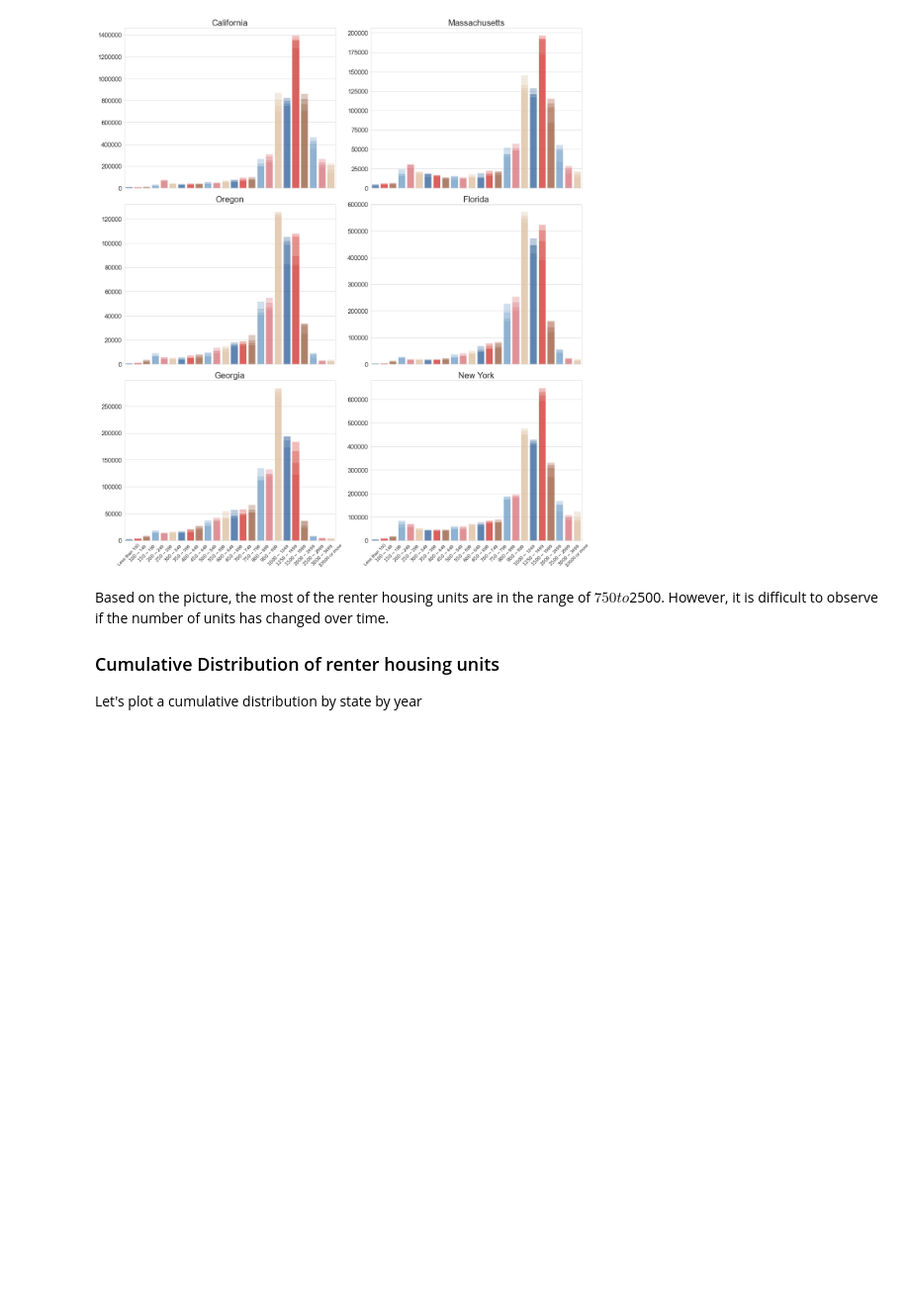
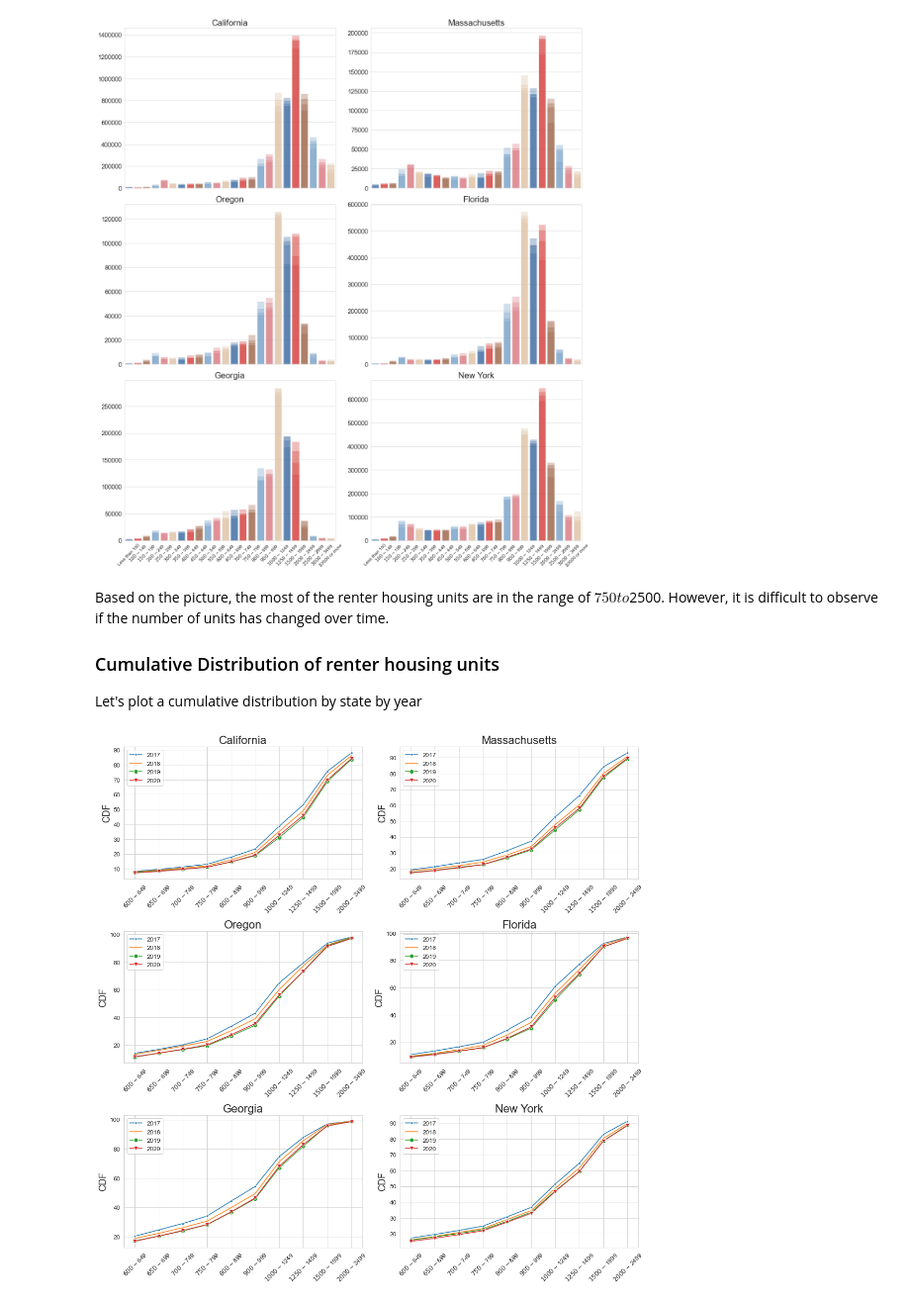
Before and after one commit to aliglara/capstone-c1-DA, a Jupyter notebook: codes/EDA_homeless_pop.ipynb, the cells around one changed output. Shown at 99% size. Cells and saved outputs as stored; diff of their text form; code cells hidden in the pictures; blank space fills up the shorter version.

```diff
--- a/codes/EDA_homeless_pop.ipynb
+++ b/codes/EDA_homeless_pop.ipynb
@@ -1185,3 +1185,26 @@ df1 = gross_rent_cum_df.iloc[:,2:].apply(lambda x: x/x.sum()*100, axis=1)
 
 # Calculation of teh cumulative sum
 df1 = df1.apply(lambda x: np.cumsum(x), axis=1)
+# %%
+df1 = pd.concat([gross_rent_df[["Year","State name"]], df1], axis=1)
+df1.set_index(["Year", "State name"], inplace=True)
+# %%
+_, axes = plt.subplots(3, 2, figsize=(15,15))
+
+for state, ax in zip(list_states, axes.ravel()):
+    for i, year in enumerate(years):
+        g = sns.lineplot(data=df1.loc[(year, state)][11:-3],
+                         palette='colorblind', ax=ax, label=year,
+                         marker=all_shapes[i],
+                         markersize=8)
+        g.set_title(state)
+        g.set_ylabel("CDF", fontsize=18)
+        g.tick_params(axis='y', labelsize=12)
+        g.tick_params(labelrotation=45, axis='x', labelsize=12)
+        g.ticklabel_format(style='plain', axis='y')
+        g.legend(fontsize='large')
+
+plt.tight_layout()
+plt.show()
+# %% [output]
+[figure, added]
```
Also changed, not shown: parts of 3 cells of this notebook, 18 other files.
